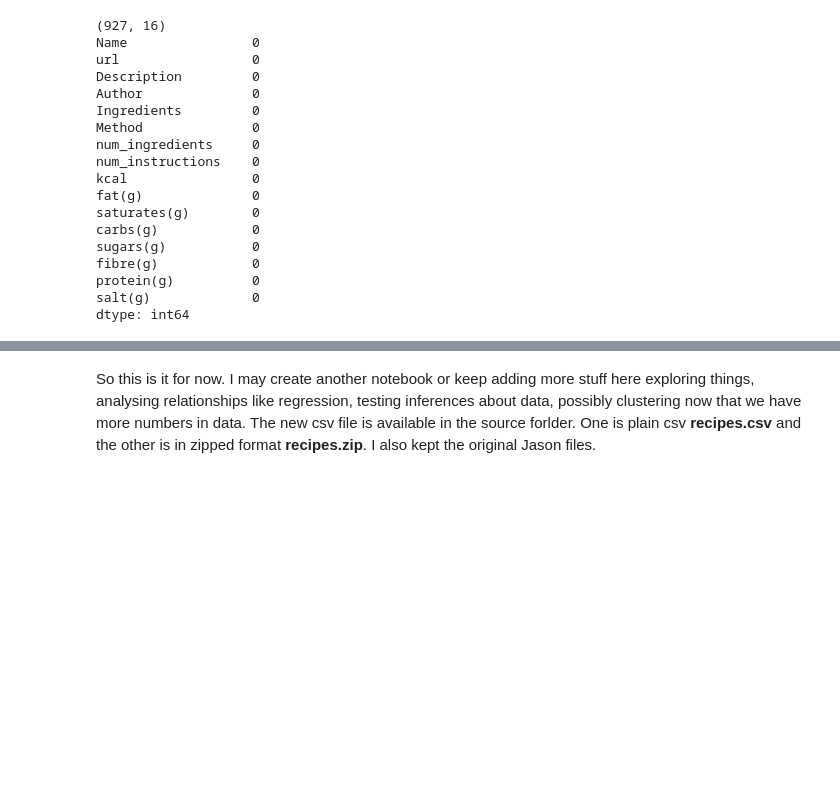
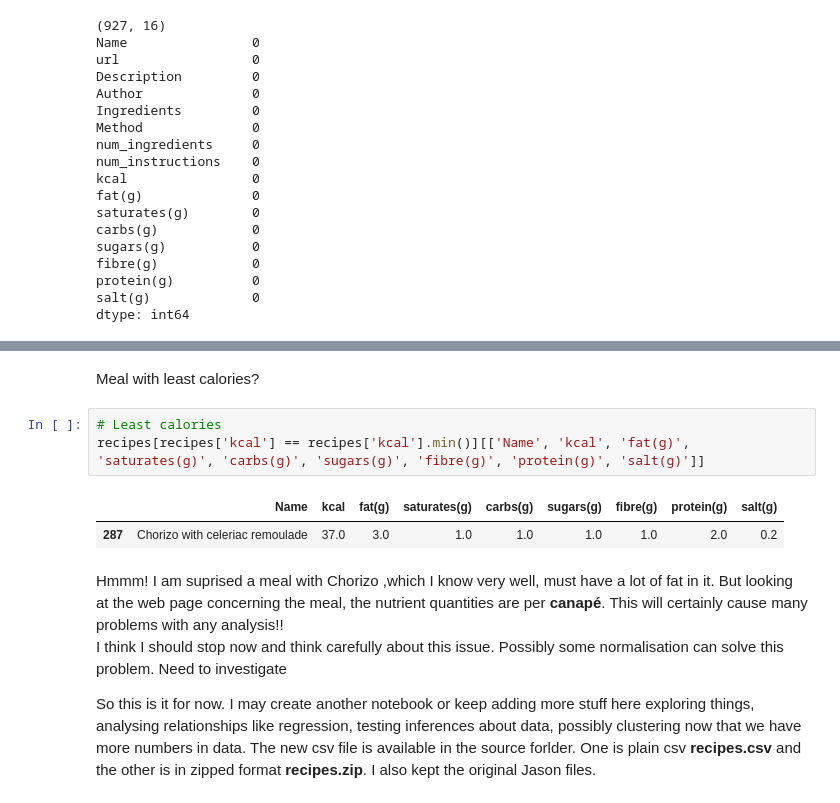
Before and after one commit to jamalromero/christmas_recipes, a Jupyter notebook: christmas_recipes.ipynb, the cells around one changed output, grey strips where cells are left out. Cells and saved outputs as stored; diff of their text form; blank space fills up the shorter version.

```diff
--- a/christmas_recipes.ipynb
+++ b/christmas_recipes.ipynb
@@ -168,2 +176,13 @@ dtype: int64
+# %% [markdown]
+Meal with least calories?
+# %%
+# Least calories
+recipes[recipes['kcal'] == recipes['kcal'].min()][['Name', 'kcal', 'fat(g)', 'saturates(g)', 'carbs(g)', 'sugars(g)', 'fibre(g)', 'protein(g)', 'salt(g)']]
+# %% [output]
+|  | Name | kcal | fat(g) | saturates(g) | carbs(g) | sugars(g) | fibre(g) | protein(g) | salt(g) |
+| 287 | Chorizo with celeriac remoulade | 37.0 | 3.0 | 1.0 | 1.0 | 1.0 | 1.0 | 2.0 | 0.2 |
 # %% [markdown]
+Hmmm! I am suprised a meal with Chorizo ,which I know very well, must have a lot of fat in it. But looking at the web page concerning the meal, the nutrient quantities are per **canapé**. This will certainly cause many problems with any analysis!! <br>
+I think I should stop now and think carefully about this issue. Possibly some normalisation can solve this problem. Need to investigate <br>
+
 So this is it for now. I may create another notebook or keep adding more stuff here exploring things, analysing relationships like regression, testing inferences about data, possibly clustering now that we have more numbers in data. The new csv file is available in the source forlder. One is plain csv **recipes.csv** and the other is in zipped format **recipes.zip**. I also kept the original Jason files.
```
Also changed, not shown: parts of 3 cells of this notebook.
